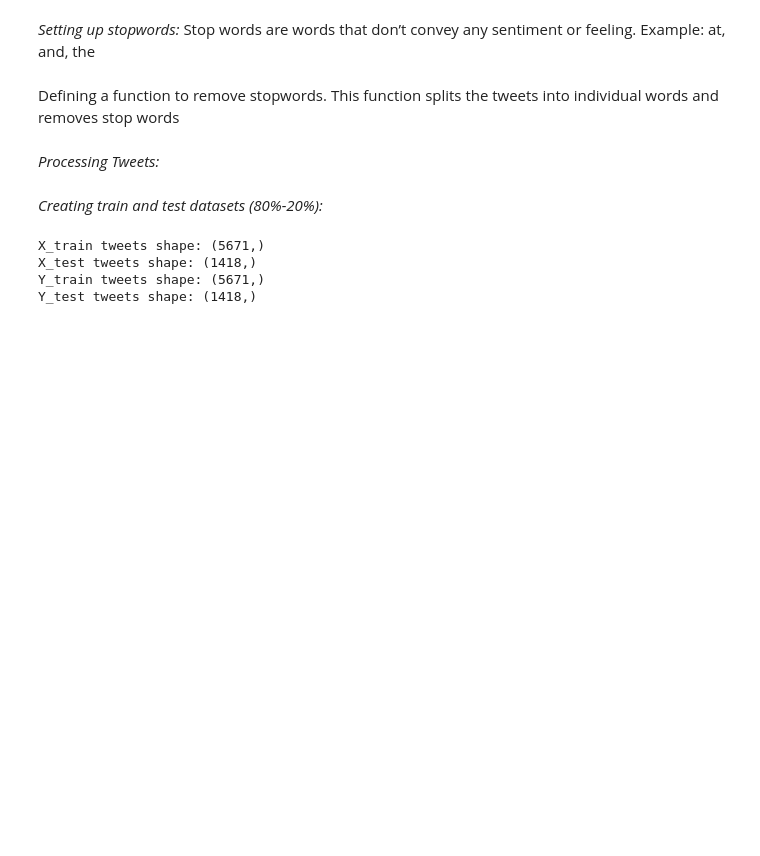
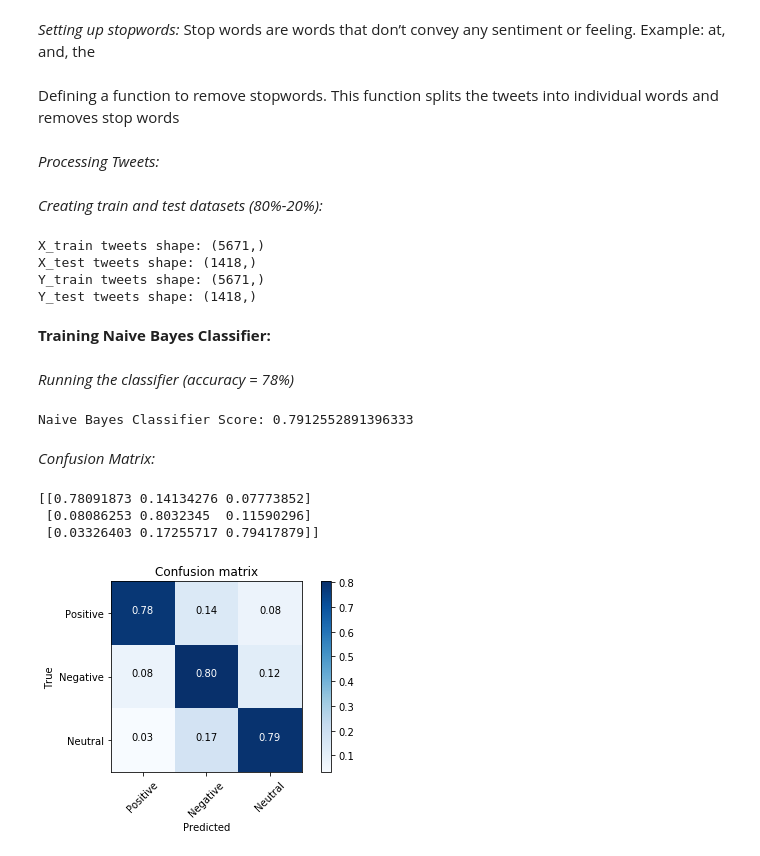
Before and after one commit to outcastgeek/ANLY520_US_AirlineTwitterSentimentAnalysis, a Jupyter notebook: U.S.AirlineTwitterSentimentAnalysis.ipynb, the cells around one changed output. Saved outputs shown, nothing was run; the diff lists cells and outputs as text; code cells hidden in the pictures; blank space fills up the shorter version.

Commit message:
Processing Data / Training Naive Bayes Classifier

```diff
--- a/U.S.AirlineTwitterSentimentAnalysis.ipynb
+++ b/U.S.AirlineTwitterSentimentAnalysis.ipynb
@@ -237,3 +246,15 @@ X_train tweets shape: (5671,)
 X_test tweets shape: (1418,)
 Y_train tweets shape: (5671,)
 Y_test tweets shape: (1418,)
+# %%
+data_train = pd.DataFrame()
+data_train['text'] = X_train
+data_train['airline_sentiment'] = Y_train
+data_train = data_train.reset_index(drop=True)
+
+data_test = pd.DataFrame()
+data_test['text'] = X_test
+data_test['airline_sentiment'] = Y_test
+data_test = data_test.reset_index(drop=True)
+# %% [markdown]
+**Training Naive Bayes Classifier:**
@@ -239,0 +334,21 @@ Y_test tweets shape: (1418,)
+# %% [markdown]
+_Running the classifier (accuracy = 78%)_
+# %%
+run = NaiveBayesClassifier(data_train)
+run = run.fit()
+predict = run.predict(data_test)
+score = run.score(predict,data_test.airline_sentiment.tolist())
+print(f'Naive Bayes Classifier Score: {score}')
+# %% [output]
+Naive Bayes Classifier Score: 0.7912552891396333
+# %% [markdown]
+_Confusion Matrix:_
+# %%
+class_labels = ['Positive', 'Negative', 'Neutral']
+cm = confusion_matrix(data_test['airline_sentiment'], predict).T
+plot_confusion_matrix(cm, classes = class_labels)
+# %% [output]
+[[0.78091873 0.14134276 0.07773852]
+ [0.08086253 0.8032345  0.11590296]
+ [0.03326403 0.17255717 0.79417879]]
+[figure, added]
```
Also changed, not shown: parts of 3 cells of this notebook.
